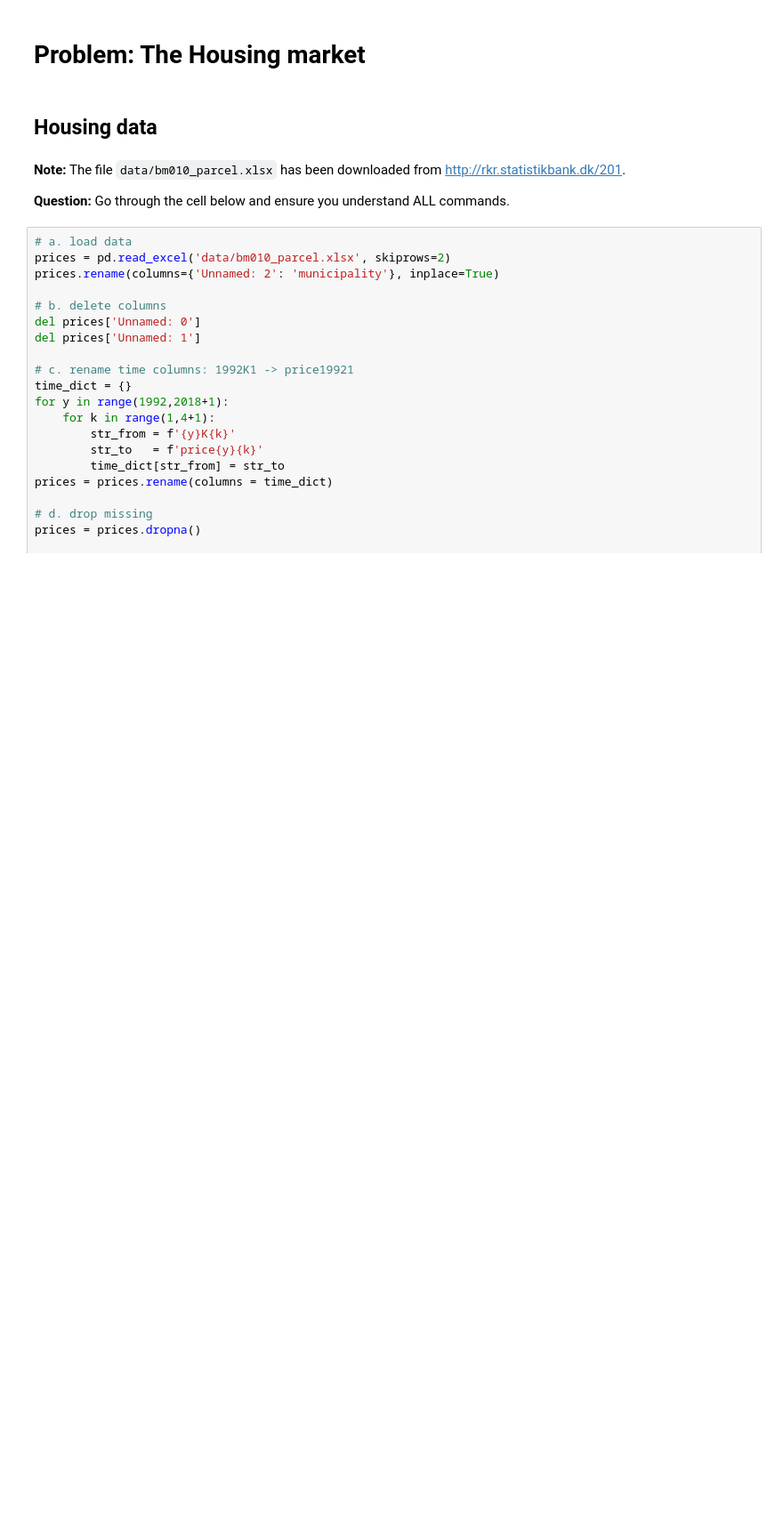
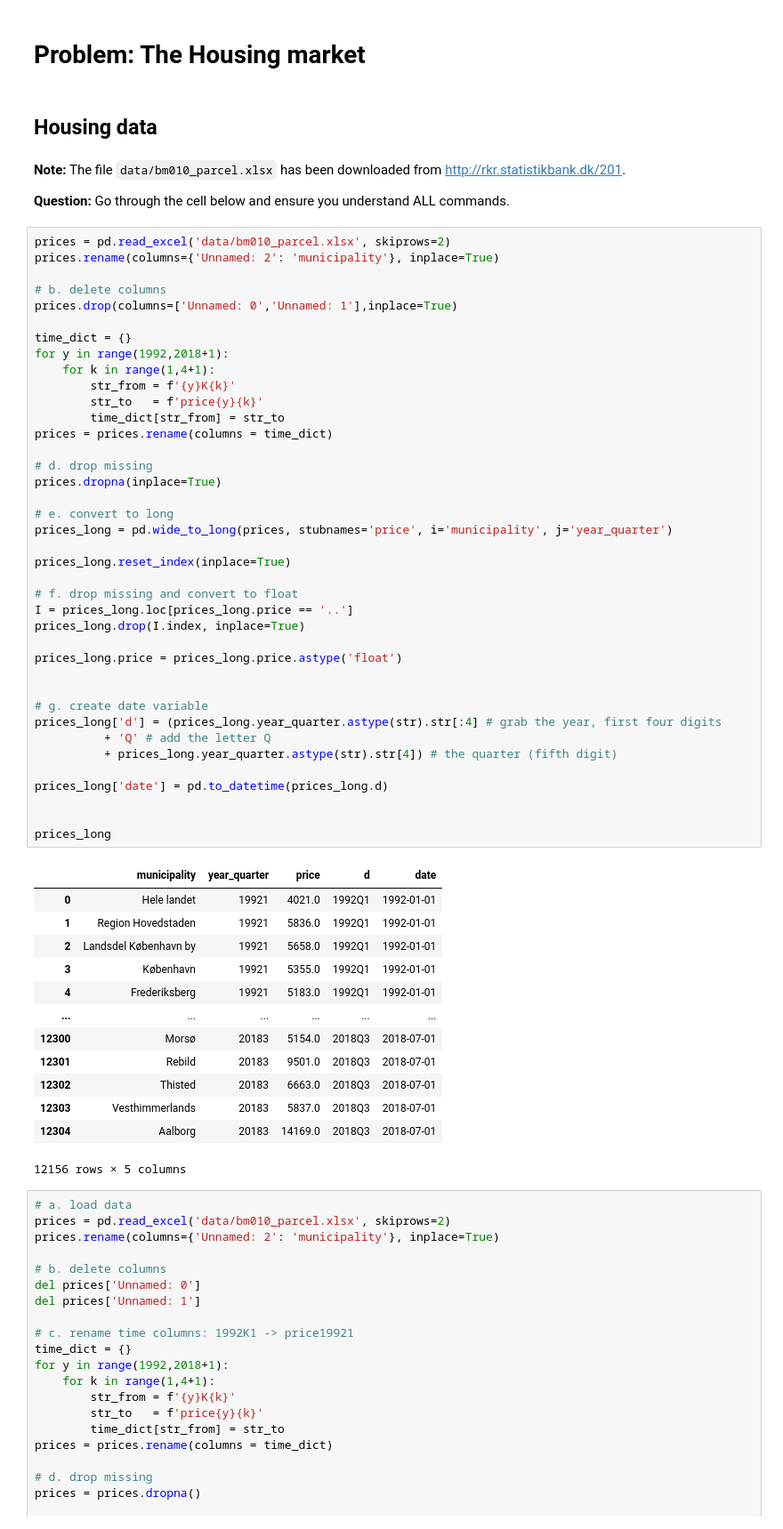
Before and after one commit to AskerNC/exercises-2021, a Jupyter notebook: PS4/problem_set_4.ipynb, the cells around one changed output. Shown at 89% size. Drawn from its saved outputs; the diff is of its cells as text; blank space fills up the shorter version.

```diff
--- a/PS4/problem_set_4.ipynb
+++ b/PS4/problem_set_4.ipynb
@@ -226,6 +230,59 @@ nah1_true_alt.head()
 **Note:** The file `data/bm010_parcel.xlsx` has been downloaded from http://rkr.statistikbank.dk/201.
 
 **Question:** Go through the cell below and ensure you understand ALL commands.
+# %%
+prices = pd.read_excel('data/bm010_parcel.xlsx', skiprows=2)
+prices.rename(columns={'Unnamed: 2': 'municipality'}, inplace=True)
+
+# b. delete columns
+prices.drop(columns=['Unnamed: 0','Unnamed: 1'],inplace=True)
+
+time_dict = {}
+for y in range(1992,2018+1):
+    for k in range(1,4+1):
+        str_from = f'{y}K{k}'
+        str_to   = f'price{y}{k}'
+        time_dict[str_from] = str_to
+prices = prices.rename(columns = time_dict)
+
+# d. drop missing
+prices.dropna(inplace=True)
+
+# e. convert to long
+prices_long = pd.wide_to_long(prices, stubnames='price', i='municipality', j='year_quarter')
+
+prices_long.reset_index(inplace=True)
+
+# f. drop missing and convert to float
+I = prices_long.loc[prices_long.price == '..']
+prices_long.drop(I.index, inplace=True)
+
+prices_long.price = prices_long.price.astype('float')
+
+
+# g. create date variable
+prices_long['d'] = (prices_long.year_quarter.astype(str).str[:4] # grab the year, first four digits
+          + 'Q' # add the letter Q
+          + prices_long.year_quarter.astype(str).str[4]) # the quarter (fifth digit)
+
+prices_long['date'] = pd.to_datetime(prices_long.d)
+
+
+prices_long
+# %% [output]
+|  | municipality | year_quarter | price | d | date |
+| 0 | Hele landet | 19921 | 4021.0 | 1992Q1 | 1992-01-01 |
+| 1 | Region Hovedstaden | 19921 | 5836.0 | 1992Q1 | 1992-01-01 |
+| 2 | Landsdel København by | 19921 | 5658.0 | 1992Q1 | 1992-01-01 |
+| 3 | København | 19921 | 5355.0 | 1992Q1 | 1992-01-01 |
+| 4 | Frederiksberg | 19921 | 5183.0 | 1992Q1 | 1992-01-01 |
+| ... | ... | ... | ... | ... | ... |
+| 12300 | Morsø | 20183 | 5154.0 | 2018Q3 | 2018-07-01 |
+| 12301 | Rebild | 20183 | 9501.0 | 2018Q3 | 2018-07-01 |
+| 12302 | Thisted | 20183 | 6663.0 | 2018Q3 | 2018-07-01 |
+| 12303 | Vesthimmerlands | 20183 | 5837.0 | 2018Q3 | 2018-07-01 |
+| 12304 | Aalborg | 20183 | 14169.0 | 2018Q3 | 2018-07-01 |
+12156 rows × 5 columns
 # %%
 # a. load data
 prices = pd.read_excel('data/bm010_parcel.xlsx', skiprows=2)
```
Also changed, not shown: parts of 5 cells of this notebook, 3 other files.
